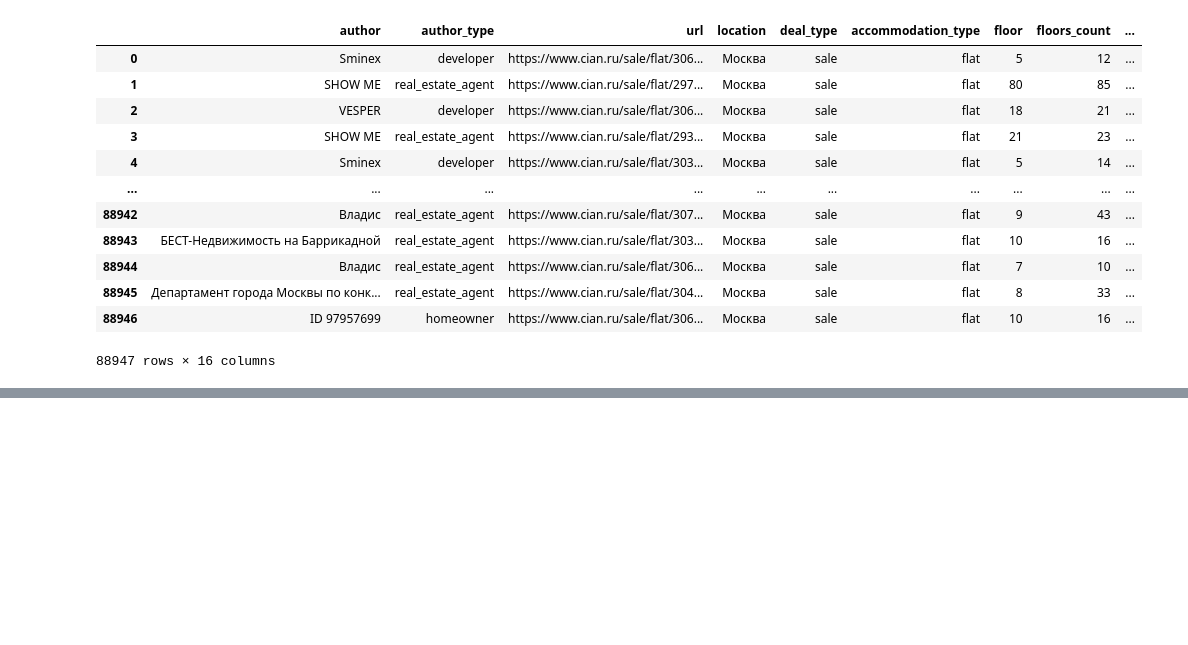
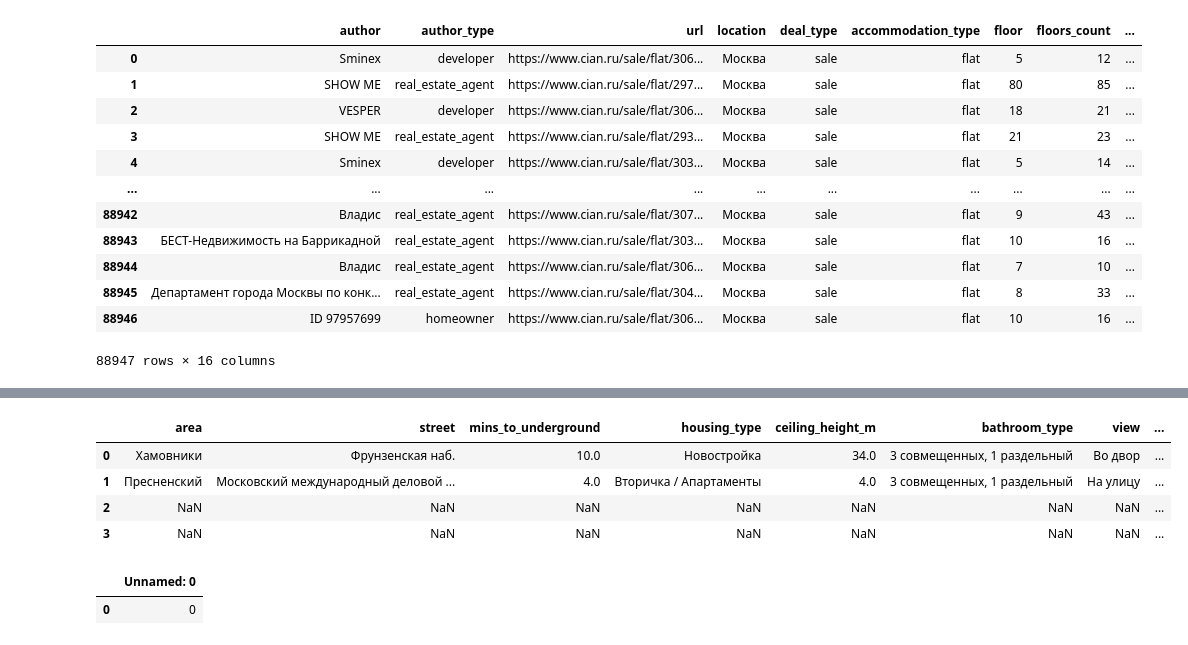
Before and after one commit to AI-Masters-Team-18/team18_yp_realestate_price_forecast_v1, a Jupyter notebook: Initiate_concatenate_parsingdata.ipynb, the cells around one changed output, grey strips where cells are left out. Saved outputs shown, nothing was run; the diff lists cells and outputs as text; code cells hidden in the pictures; blank space fills up the shorter version.

```diff
--- a/Initiate_concatenate_parsingdata.ipynb
+++ b/Initiate_concatenate_parsingdata.ipynb
@@ -74,0 +232,15 @@ result_df.to_csv('output.csv', index=False)
+# %%
+view_data = pd.read_csv('./parsed_data_selenium_test.csv')
+view_data
+# parsed_df
+# %% [output]
+|  | area | street | mins_to_underground | housing_type | ceiling_height_m | bathroom_type | view | ... |
+| 0 | Хамовники | Фрунзенская наб. | 10.0 | Новостройка | 34.0 | 3 совмещенных, 1 раздельный | Во двор | ... |
+| 1 | Пресненский | Московский международный деловой ... | 4.0 | Вторичка / Апартаменты | 4.0 | 3 совмещенных, 1 раздельный | На улицу | ... |
+| 2 | NaN | NaN | NaN | NaN | NaN | NaN | NaN | ... |
+| 3 | NaN | NaN | NaN | NaN | NaN | NaN | NaN | ... |
+# %%
+view_data
+# %% [output]
+|  | Unnamed: 0 |
+| 0 | 0 |
```
Also changed, not shown: parts of 18 cells of this notebook, 8 other files.
